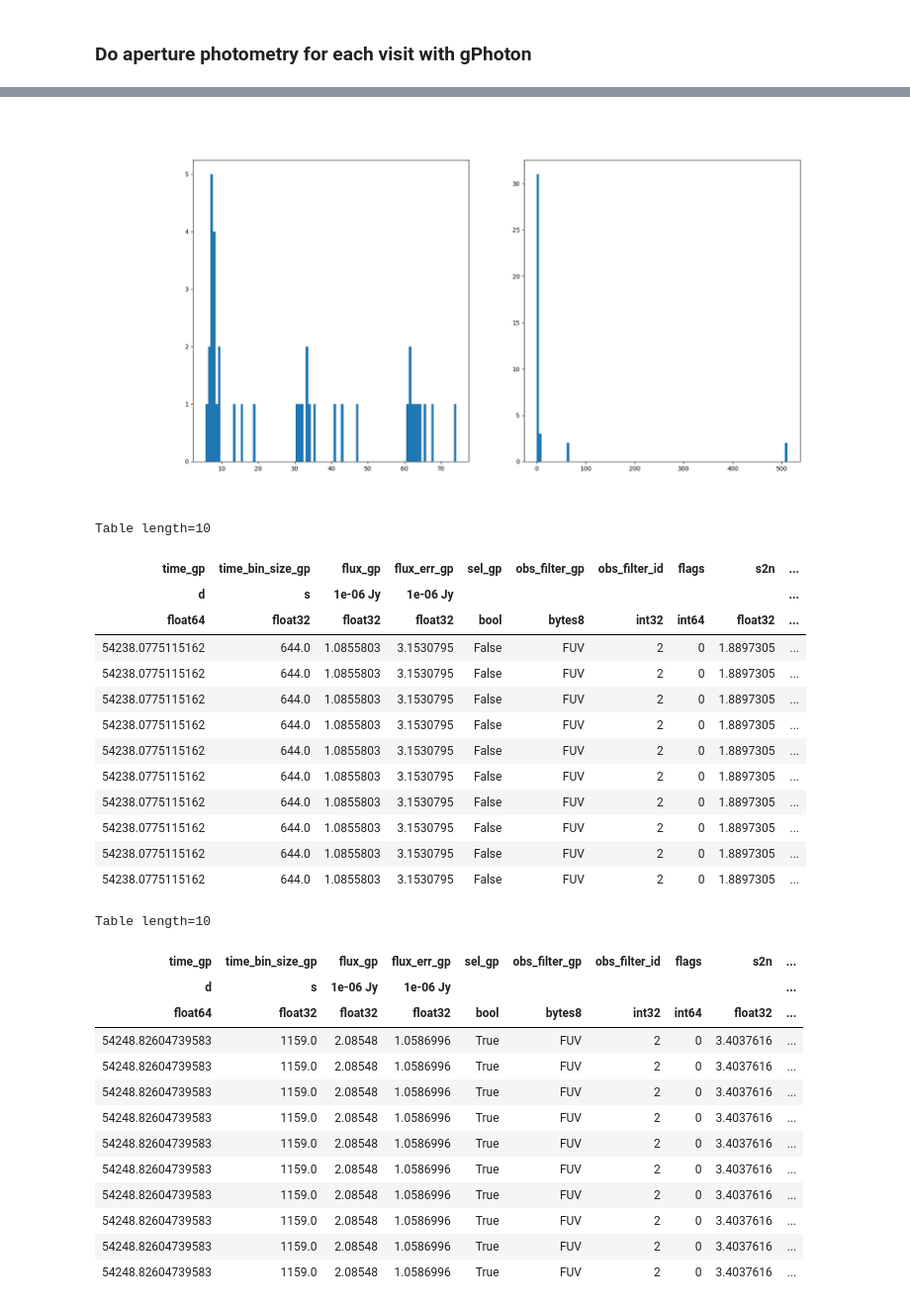
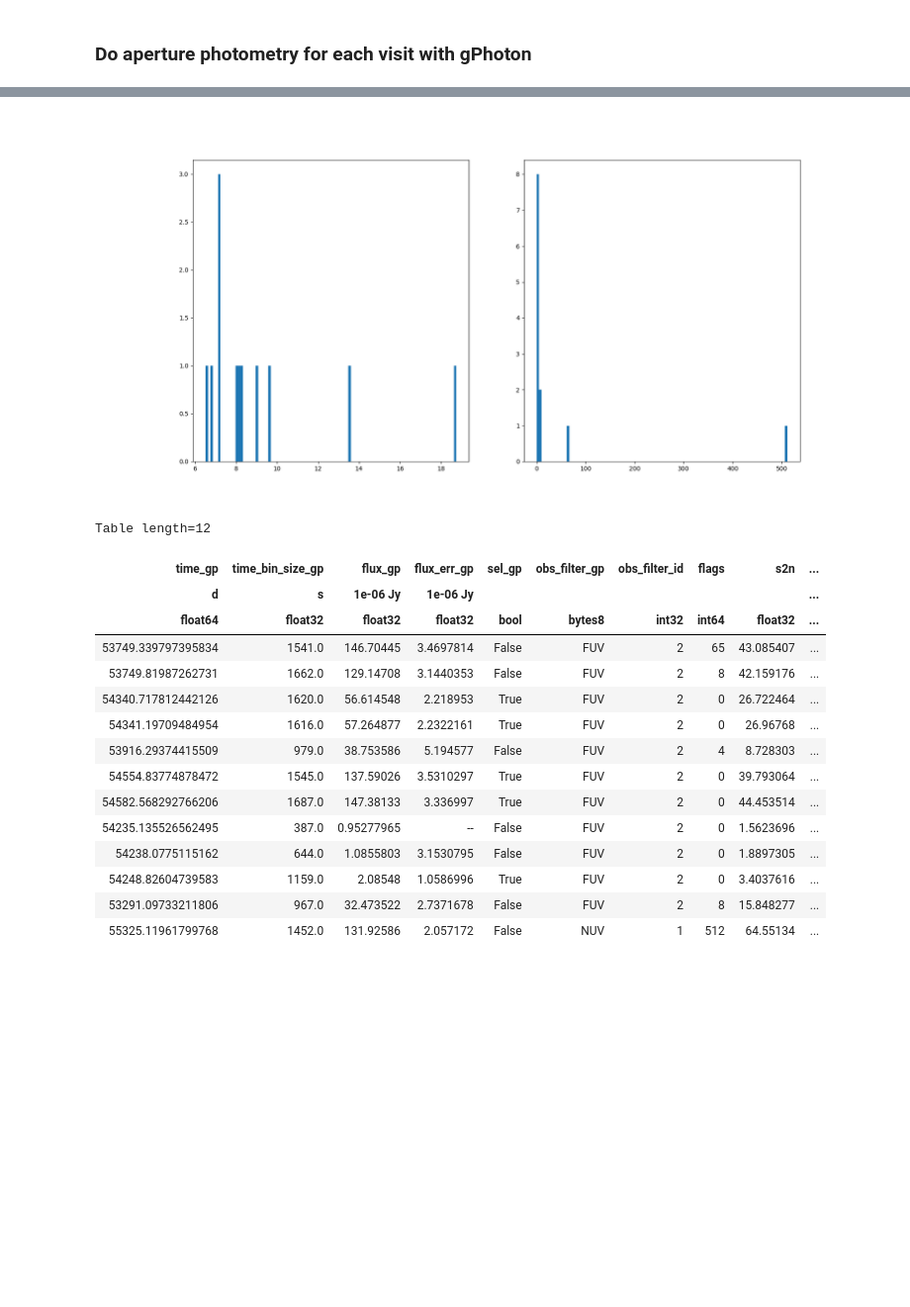
Before and after one commit to rbuehler/vasca, a Jupyter notebook: vasca/examples/inspect_gPhoton.ipynb, the cells around one changed output, grey strips where cells are left out. Shown at 99% size. Saved outputs shown, nothing was run; the diff lists cells and outputs as text; code cells hidden in the pictures; blank space fills up the shorter version.

Commit message:
Continue investigation of gPhoton discrepancy
Former-commit-id: de34a07aeafe91f8386062019a3e462395531d9a

```diff
--- a/vasca/examples/inspect_gPhoton.ipynb
+++ b/vasca/examples/inspect_gPhoton.ipynb
@@ -198,47 +197,36 @@ Table length=64091
 Total Nr of visits 100509
 # %%
-tt_lc_both["rrtime"]=np.round(tt_lc_both["rtime"],1)
-tt_vis["rrtime"] = np.round((tt_vis["maxPhotoObsDate_MJD"]+tt_vis["minPhotoObsDate_MJD"])/2.,1)
+#tt_lc_both["rrtime"]=np.round(tt_lc_both["rtime"],1)
+#tt_vis["rrtime"] = np.round((tt_vis["maxPhotoObsDate_MJD"]+tt_vis["minPhotoObsDate_MJD"])/2.,1)
+#
 
-tt_lc_vis = join(tt_lc_both,tt_vis,keys=["rrtime"],join_type='inner')
-sel_pull = np.abs(tt_lc_vis["pull"])>4.
+tt_lc_vis = join(tt_lc_both,tt_vis,keys=['vis_id'],join_type='inner')
+sel_pull = np.abs(tt_lc_vis["pull"])>3.
 
 figvl, axsvl = plt.subplots(1,2,figsize=(18,9), squeeze=True, num="visitlc", clear=True)
 axsvl = axsvl.flatten()
 
 axsvl[0].hist(tt_lc_vis["nuv_phot_rate"][sel_pull],bins=100)
 axsvl[1].hist(tt_lc_vis["flags"][sel_pull],bins=100)
 plt.show()
 
-display(tt_lc_vis[sel_pull][tt_lc_vis["nuv_phot_rate"][sel_pull]>25][:10])#
-display(tt_lc_vis[sel_pull][tt_lc_vis["nuv_phot_rate"][sel_pull]>25][10:])
+display(tt_lc_vis[sel_pull])#[tt_lc_vis["nuv_phot_rate"][sel_pull]>25][:10]
+#display(tt_lc_vis[sel_pull][tt_lc_vis["nuv_phot_rate"][sel_pull]>25][10:])
 # %% [output]
-[figure, old version]
+[figure, new version]
-Table length=10
+Table length=12
 | time_gp | time_bin_size_gp | flux_gp | flux_err_gp | sel_gp | obs_filter_gp | obs_filter_id | flags | s2n | ... |
 | d | s | 1e-06 Jy | 1e-06 Jy |  |  |  |  |  | ... |
 | float64 | float32 | float32 | float32 | bool | bytes8 | int32 | int64 | float32 | ... |
+| 53749.339797395834 | 1541.0 | 146.70445 | 3.4697814 | False | FUV | 2 | 65 | 43.085407 | ... |
+| 53749.81987262731 | 1662.0 | 129.14708 | 3.1440353 | False | FUV | 2 | 8 | 42.159176 | ... |
+| 54340.717812442126 | 1620.0 | 56.614548 | 2.218953 | True | FUV | 2 | 0 | 26.722464 | ... |
+| 54341.19709484954 | 1616.0 | 57.264877 | 2.2322161 | True | FUV | 2 | 0 | 26.96768 | ... |
+| 53916.29374415509 | 979.0 | 38.753586 | 5.194577 | False | FUV | 2 | 4 | 8.728303 | ... |
+| 54554.83774878472 | 1545.0 | 137.59026 | 3.5310297 | True | FUV | 2 | 0 | 39.793064 | ... |
+| 54582.568292766206 | 1687.0 | 147.38133 | 3.336997 | True | FUV | 2 | 0 | 44.453514 | ... |
+| 54235.135526562495 | 387.0 | 0.95277965 | -- | False | FUV | 2 | 0 | 1.5623696 | ... |
 | 54238.0775115162 | 644.0 | 1.0855803 | 3.1530795 | False | FUV | 2 | 0 | 1.8897305 | ... |
-| 54238.0775115162 | 644.0 | 1.0855803 | 3.1530795 | False | FUV | 2 | 0 | 1.8897305 | ... |
-| 54238.0775115162 | 644.0 | 1.0855803 | 3.1530795 | False | FUV | 2 | 0 | 1.8897305 | ... |
-| 54238.0775115162 | 644.0 | 1.0855803 | 3.1530795 | False | FUV | 2 | 0 | 1.8897305 | ... |
-| 54238.0775115162 | 644.0 | 1.0855803 | 3.1530795 | False | FUV | 2 | 0 | 1.8897305 | ... |
-| 54238.0775115162 | 644.0 | 1.0855803 | 3.1530795 | False | FUV | 2 | 0 | 1.8897305 | ... |
-| 54238.0775115162 | 644.0 | 1.0855803 | 3.1530795 | False | FUV | 2 | 0 | 1.8897305 | ... |
-| 54238.0775115162 | 644.0 | 1.0855803 | 3.1530795 | False | FUV | 2 | 0 | 1.8897305 | ... |
-| 54238.0775115162 | 644.0 | 1.0855803 | 3.1530795 | False | FUV | 2 | 0 | 1.8897305 | ... |
-| 54238.0775115162 | 644.0 | 1.0855803 | 3.1530795 | False | FUV | 2 | 0 | 1.8897305 | ... |
+| 54248.82604739583 | 1159.0 | 2.08548 | 1.0586996 | True | FUV | 2 | 0 | 3.4037616 | ... |
+| 53291.09733211806 | 967.0 | 32.473522 | 2.7371678 | False | FUV | 2 | 8 | 15.848277 | ... |
+| 55325.11961799768 | 1452.0 | 131.92586 | 2.057172 | False | NUV | 1 | 512 | 64.55134 | ... |
-Table length=10
-| time_gp | time_bin_size_gp | flux_gp | flux_err_gp | sel_gp | obs_filter_gp | obs_filter_id | flags | s2n | ... |
-| d | s | 1e-06 Jy | 1e-06 Jy |  |  |  |  |  | ... |
-| float64 | float32 | float32 | float32 | bool | bytes8 | int32 | int64 | float32 | ... |
-| 54248.82604739583 | 1159.0 | 2.08548 | 1.0586996 | True | FUV | 2 | 0 | 3.4037616 | ... |
-| 54248.82604739583 | 1159.0 | 2.08548 | 1.0586996 | True | FUV | 2 | 0 | 3.4037616 | ... |
-| 54248.82604739583 | 1159.0 | 2.08548 | 1.0586996 | True | FUV | 2 | 0 | 3.4037616 | ... |
-| 54248.82604739583 | 1159.0 | 2.08548 | 1.0586996 | True | FUV | 2 | 0 | 3.4037616 | ... |
-| 54248.82604739583 | 1159.0 | 2.08548 | 1.0586996 | True | FUV | 2 | 0 | 3.4037616 | ... |
-| 54248.82604739583 | 1159.0 | 2.08548 | 1.0586996 | True | FUV | 2 | 0 | 3.4037616 | ... |
-| 54248.82604739583 | 1159.0 | 2.08548 | 1.0586996 | True | FUV | 2 | 0 | 3.4037616 | ... |
-| 54248.82604739583 | 1159.0 | 2.08548 | 1.0586996 | True | FUV | 2 | 0 | 3.4037616 | ... |
-| 54248.82604739583 | 1159.0 | 2.08548 | 1.0586996 | True | FUV | 2 | 0 | 3.4037616 | ... |
-| 54248.82604739583 | 1159.0 | 2.08548 | 1.0586996 | True | FUV | 2 | 0 | 3.4037616 | ... |
```
Also changed, not shown: parts of 2 cells of this notebook, 3 other files.
